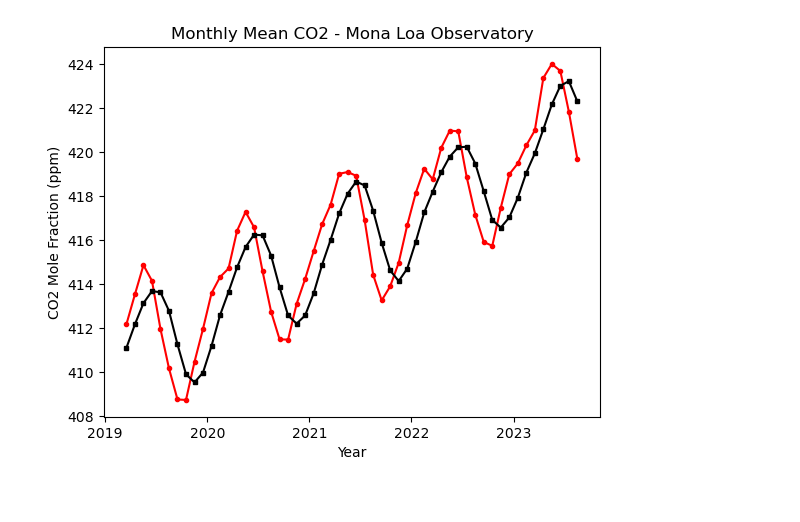
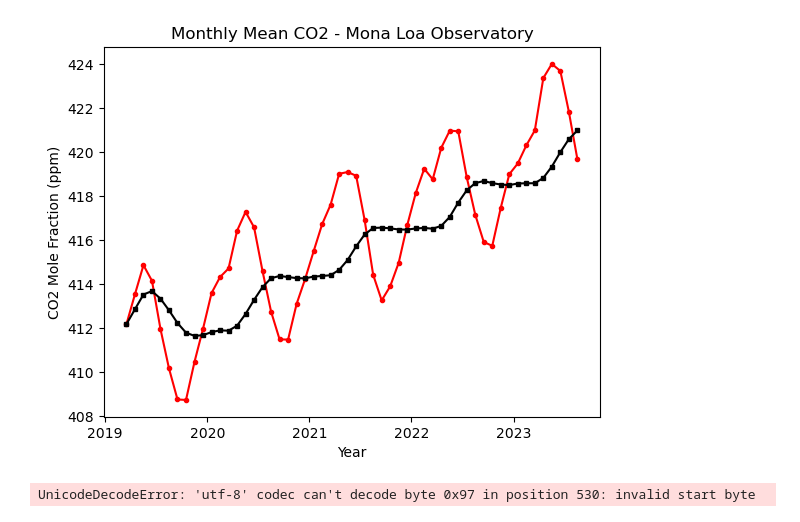
Before and after one commit to Ameridiem7903/ENDG310-Lab2, a Jupyter notebook: Lab2-data.ipynb, the cells around one changed output. Cells and saved outputs as stored; diff of their text form; code cells hidden in the pictures.

Commit message:
rolling average co2

```diff
--- a/Lab2-data.ipynb
+++ b/Lab2-data.ipynb
@@ -1,17 +1,29 @@
 # %%
+# Monthly Mean CO2 Data
 # Chat GPT: How to plot loaded csv file in pandas
 import pandas as pd
 import matplotlib.pyplot as plt
-co2_data = "data\co2_mm_mlo.csv"
+co2_data = "Data\co2_mm_mlo.csv"
 df = pd.read_csv(co2_data, comment = '#')
+
 # Chat GPT: How to plot last data entries
 plt.plot(df["decimal date"].tail(54), df["average"].tail(54), color = 'r', marker = 'o', markersize = 3)
-# Chat GPT: How to plot moving average
-rolling_average = df["average"].rolling(4).mean()
-plt.plot(df["decimal date"].tail(54), rolling_average.tail(54), color = "k", marker = "s", markersize=3)
+
+# Chat GPT: Plot a seasonal correction
+seasonal_frequency = 10
+rolling_mean = df["average"].tail(54).rolling(window = seasonal_frequency, min_periods = 1).mean()
+plt.plot(df["decimal date"].tail(54), rolling_mean, color = "black", marker = "s", markersize = 3)
+
 plt.xlabel("Year")
 plt.ylabel("CO2 Mole Fraction (ppm)")
 plt.title("Monthly Mean CO2 - Mona Loa Observatory")
 plt.show()
 # %% [output]
-[figure, old version]
+[figure, new version]
+# %%
+import pandas as pd
+import matplotlib.pyplot as plt
+nfdb = "Data\NFDB_point_stats.csv"
+data = pd.read_csv(nfdb)
+# %% [output]
+UnicodeDecodeError: 'utf-8' codec can't decode byte 0x97 in position 530: invalid start byte
```
